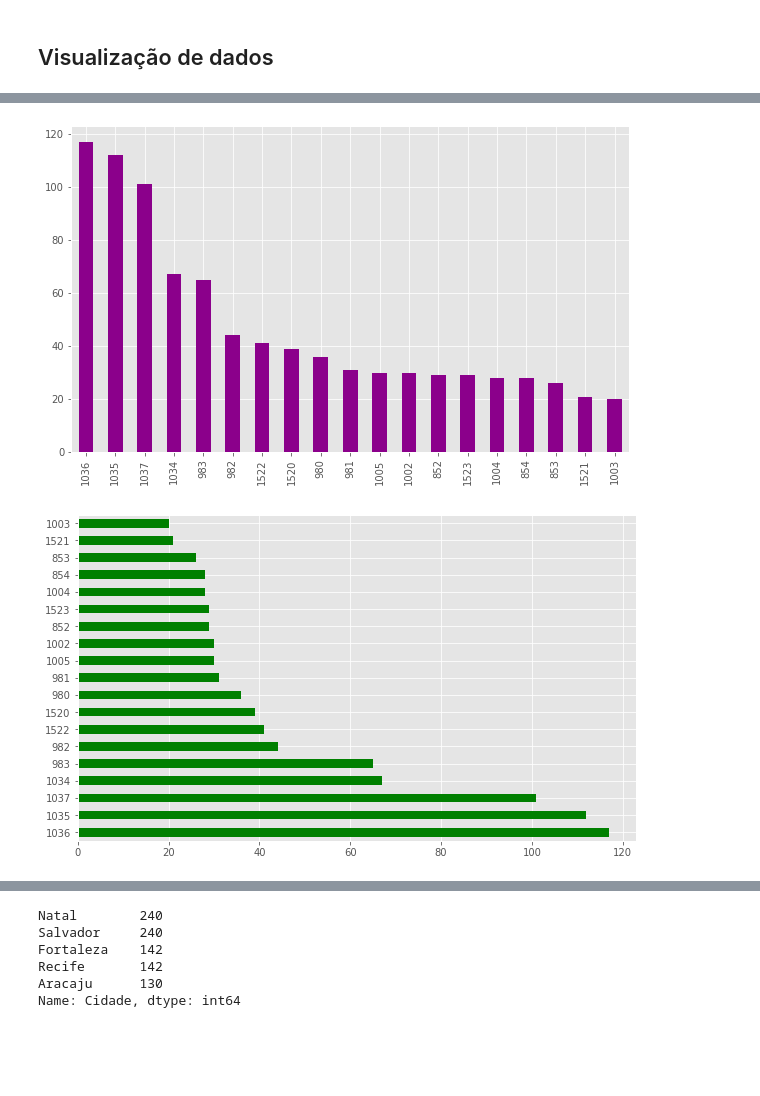
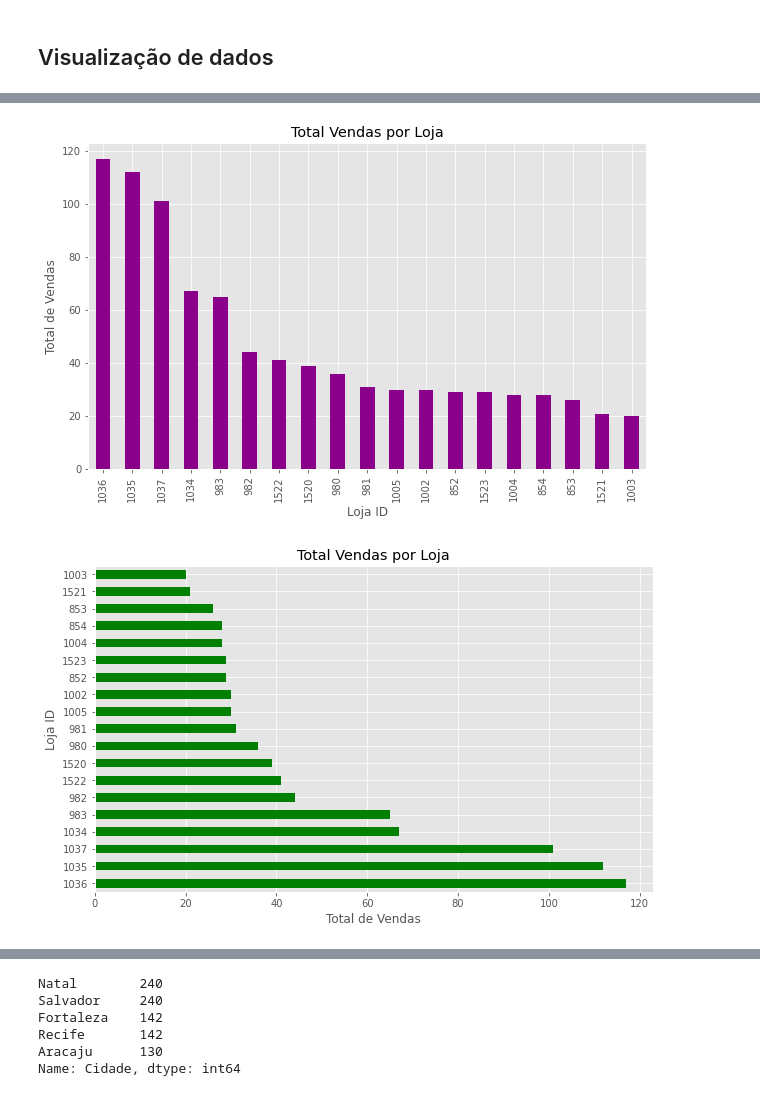
Before and after one commit to JulianoMata/curso_alura_estatistica_python, a Jupyter notebook: Notebooks/Introducao_Pandas.ipynb, the cells around one changed output, grey strips where cells are left out. Drawn from its saved outputs; the diff is of its cells as text; code cells hidden in the pictures; blank space fills up the shorter version.

```diff
--- a/Notebooks/Introducao_Pandas.ipynb
+++ b/Notebooks/Introducao_Pandas.ipynb
@@ -377,13 +377,19 @@ Name: LojaID, dtype: int64
 # %%
 # Gráfico de barras
 # O uso do ';' é para não aparecer a linha acima do gráfico
-df_principal["LojaID"].value_counts(ascending = False).plot.bar(color = "darkmagenta", figsize=(10, 6));
+df_principal["LojaID"].value_counts(ascending = False).plot.bar(color = "darkmagenta", figsize=(10, 6))
+plt.title("Total Vendas por Loja")
+plt.xlabel("Loja ID")
+plt.ylabel("Total de Vendas");
 # %% [output]
-[figure, old version]
+[figure, new version]
 # %%
 # Gráfico de barras horizontais
-df_principal["LojaID"].value_counts().plot.barh(color = "green", figsize=(10, 6));
+df_principal["LojaID"].value_counts().plot.barh(color = "green", figsize=(10, 6))
+plt.title("Total Vendas por Loja")
+plt.xlabel("Total de Vendas")
+plt.ylabel("Loja ID");
 # %% [output]
-[figure, old version]
+[figure, new version]
 # %%
 # Gráfico de barras horizontais
```
Also changed, not shown: parts of 5 cells of this notebook.
